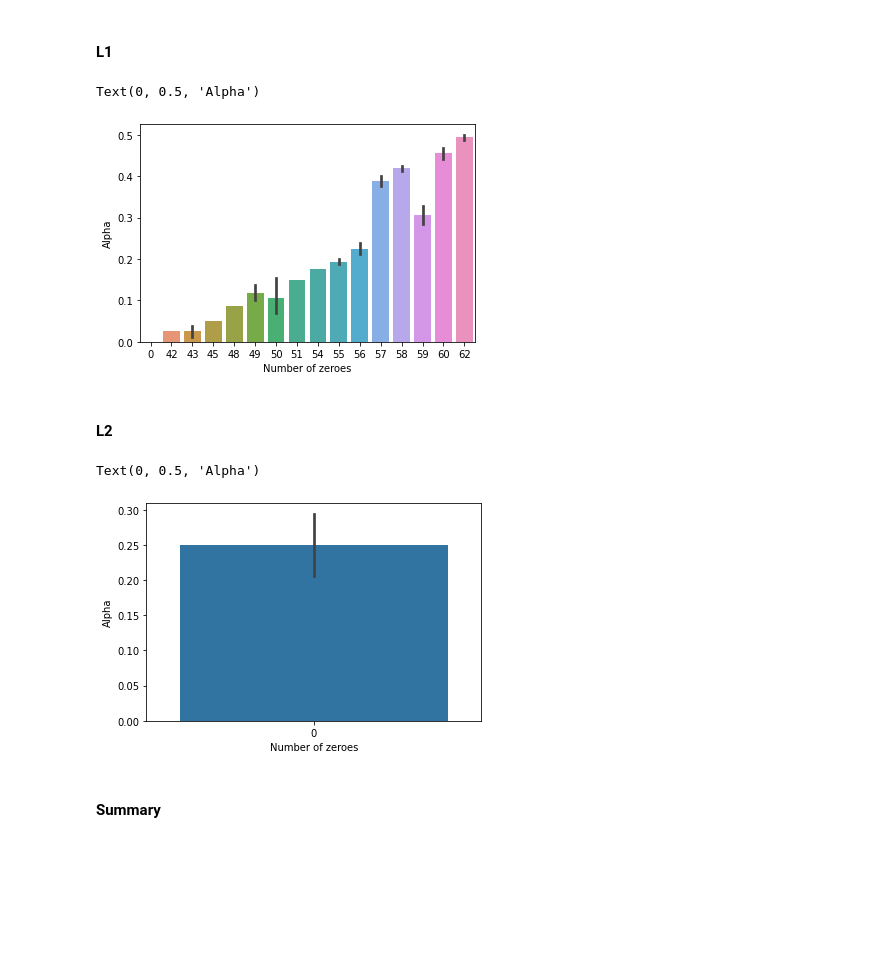
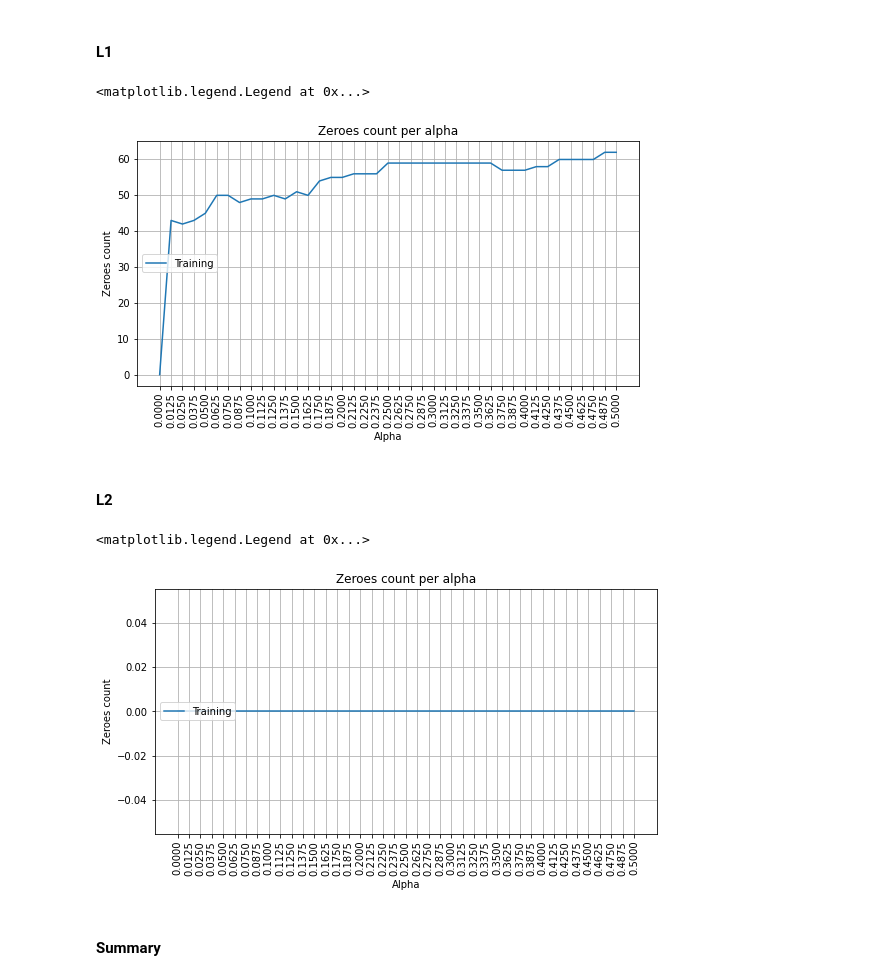
Before and after one commit to McReader/ml-intro, a Jupyter notebook: 4_overfitting_regularization/overfitting_regularization.ipynb, the cells around one changed output. Drawn from its saved outputs; the diff is of its cells as text; code cells hidden in the pictures; blank space fills up the shorter version.

```diff
--- a/4_overfitting_regularization/overfitting_regularization.ipynb
+++ b/4_overfitting_regularization/overfitting_regularization.ipynb
@@ -485,31 +485,34 @@ Please do a discovery on your own and find that out empirically (both for **L1**
 # %% [markdown]
 #### L1
 # %%
-result = pd.Series(dtype="Int32")
-iteration = 0
+result = []
 
 for alpha in ALPHAS:
     m = make_model(degree=15, penalty='L1', alpha=alpha)
     results = cross_validate(m,
                              X, y, cv=5,
                              return_train_score=True, return_estimator=True,
                              scoring='neg_root_mean_squared_error')
     zeroes_count = 0
     for model in results['estimator']:
         zeroes_count += model['reg'].coef_.tolist().count(0)
-    result = pd.concat([result, pd.Series(data=[zeroes_count], index=[alpha])])
+    result.append(zeroes_count)
 
-barplot = sns.barplot(x=result.values, y=result.index)
-barplot.set_xlabel("Number of zeroes")
-barplot.set_ylabel("Alpha")
+plt.figure(figsize=(9, 4.5))
+plt.plot(ALPHAS, result, label='Training')
+plt.title('Zeroes count per alpha')
+plt.xlabel('Alpha')
+plt.ylabel('Zeroes count')
+plt.grid(True)
+plt.xticks(ALPHAS, rotation='vertical')
+plt.legend(loc='center left')
 # %% [output]
-Text(0, 0.5, 'Alpha')
+<matplotlib.legend.Legend at 0x...>
-[figure, old version]
+[figure, new version]
 # %% [markdown]
 #### L2
 # %%
-result = pd.Series(dtype="Int32")
-iteration = 0
+result = []
 
 for alpha in ALPHAS:
     m = make_model(degree=15, penalty='L2', alpha=alpha)
@@ -520,14 +523,19 @@ for alpha in ALPHAS:
     zeroes_count = 0
     for model in results['estimator']:
         zeroes_count += model['reg'].coef_.tolist().count(0)
-    result = pd.concat([result, pd.Series(data=[zeroes_count], index=[alpha])])
+    result.append(zeroes_count)
 
-barplot = sns.barplot(x=result.values, y=result.index)
-barplot.set_xlabel("Number of zeroes")
-barplot.set_ylabel("Alpha")
+plt.figure(figsize=(9, 4.5))
+plt.plot(ALPHAS, result, label='Training')
+plt.title('Zeroes count per alpha')
+plt.xlabel('Alpha')
+plt.ylabel('Zeroes count')
+plt.grid(True)
+plt.xticks(ALPHAS, rotation='vertical')
+plt.legend(loc='center left')
 # %% [output]
-Text(0, 0.5, 'Alpha')
+<matplotlib.legend.Legend at 0x...>
-[figure, old version]
+[figure, new version]
 # %% [markdown]
 #### Summary
 # %% [markdown]
```
Also changed, not shown: parts of 1 cell of this notebook.
